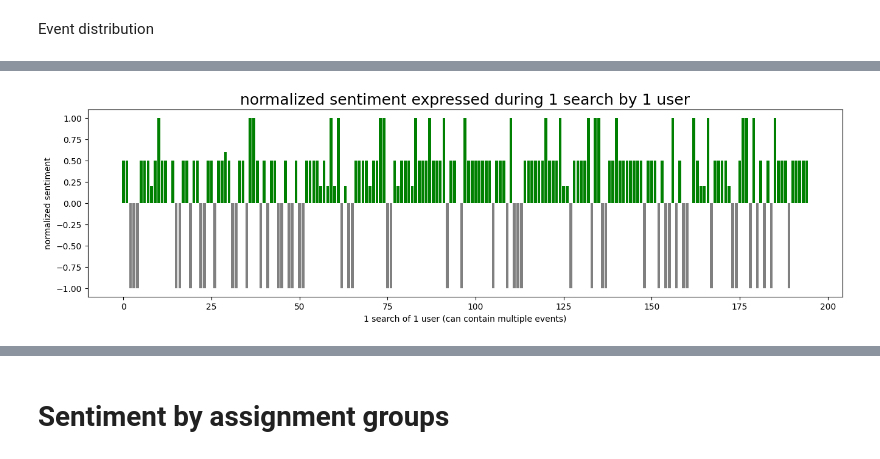
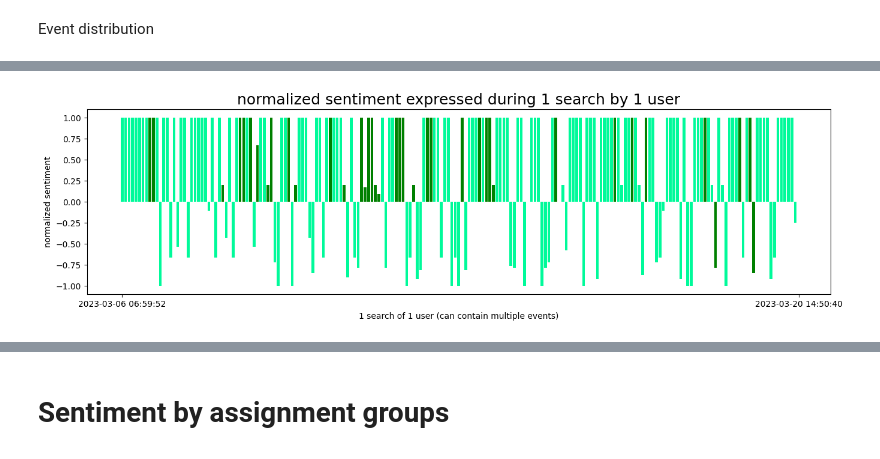
Before and after one commit to the-mama-ai/msearch_csas_ux_analysis, a Jupyter notebook: analysis.ipynb, the cells around one changed output, grey strips where cells are left out. Drawn from its saved outputs; the diff is of its cells as text; code cells hidden in the pictures.

Commit message:
query sentiments (with view-source) sorted by timestamps

```diff
--- a/analysis.ipynb
+++ b/analysis.ipynb
@@ -48,78 +49,82 @@ for source_and_user, indices in grouped_source_and_user.indices.items():
     if contains_view_similar:
         event_groups_with_view_similar[source_and_user] = indices
 
+
+@dataclasses.dataclass
+class Path:
+    timestamp_start: datetime = None
+    sentiment: float = 0
+    events: list[Event] = dataclasses.field(default_factory=list)
+    only_view: bool = True
+
+
+SIMILAR_VIEW_WEIGHT = 0.2
+LIKE_WEIGHT = 1
+DISLIKE_WEIGHT = 1
 # non-discounted normalized sentiment: <-1, 1>, -1 strong dislike, +1 strong like
-sentiments: dict[str, float] = {}
-for source_and_user, indices in event_groups_with_sentiment.items():
-    likes = 0
-    dislikes = 0
+#sentiments: dict[str, float] = {}
+all = event_groups_with_sentiment | event_groups_with_view_similar
+sentiment_paths: dict[str, Path] = {name: Path() for name in all.keys()}
+for source_and_user, indices in all.items():
+    likes: float = 0
+    dislikes: float = 0
 
     liked_ids: set[str] = set()
     disliked_ids: set[str] = set()
+    similar_view_ids: set[str] = set()
     for index in indices:
         event: Event = events[index]
+
         if event.event_type == EventType.LIKE:
+            sentiment_paths[source_and_user].only_view = False
             if not event.similar_ticket_id in liked_ids:
-                likes += 1
+                likes += LIKE_WEIGHT
                 liked_ids.add(event.similar_ticket_id)
+        if event.event_type == EventType.VIEW_SIMILAR_INCIDENT:
+            if not event.similar_ticket_id in similar_view_ids:
+                likes += SIMILAR_VIEW_WEIGHT
+                similar_view_ids.add(event.similar_ticket_id)
 
         if event.event_type == EventType.DISLIKE:
             if event.similar_ticket_id not in liked_ids:
                 disliked_ids.add(event.similar_ticket_id)
-                dislikes += 1
+                dislikes += DISLIKE_WEIGHT
 
-    sentiments[source_and_user] = float((likes - dislikes) / (likes + dislikes))
-
-# #discount undecided
-# for source_and_user, indices in event_groups_with_sentiment.items():
-#     undecided: bool = False
-#     liked_ids: set[str] = set()
-#     disliked_ids: set[str] = set()
-#     for index in indices:
-#         event: Event = events[index]
-#
-#         if event.event_type == EventType.LIKE:
-#             if event.similar_ticket_id not in liked_ids:
-#                 liked_ids.add(event.similar_ticket_id)
-#                 continue
-#
-#             if event.similar_ticket_id in disliked_ids:
-#                 undecided = True
-#                 break
-#
-#         if event.event_type == EventType.DISLIKE:
-#             if event.similar_ticket_id not in disliked_ids:
-#                 disliked_ids.add(event.similar_ticket_id)
-#                 continue
-#
-#             if event.similar_ticket_id in liked_ids:
-#                 undecided = True
-#                 break
-#     if undecided:
-#         sentiments[source_and_user] = 0
+    sentiment_paths[source_and_user].sentiment = float((likes - dislikes) / (likes + dislikes))
+    sentiment_paths[source_and_user].events += [events[index] for index in indices]
+    sentiment_paths[source_and_user].timestamp_start = events[indices[0]].timestamp
 
 # discount dislikes
 for source_and_user, indices in event_groups_with_sentiment.items():
     for index in indices:
         event: Event = events[index]
-        if event.event_type == EventType.LIKE and sentiments[source_and_user] < 0:
+        if event.event_type == EventType.LIKE and sentiment_paths[source_and_user].sentiment < 0:
             print('force')
-            sentiments[source_and_user] = 0.2
+            sentiment_paths[source_and_user].sentiment = 0.2
 
-# TODO:
-# sentiments_sorted = sorted(sentiments, )
+# Sort by timestamp
+sentiment_paths_sorted = sorted(sentiment_paths.items(), key=lambda item: item[1].timestamp_start)
 
 # discount better if dislikes led to like, not likes to dislikes
-like_count = len([x for x in sentiments.values() if x > 0])
-dislike_count = len([x for x in sentiments.values() if x < 0])
-views = [0.5 for view in event_groups_with_view_similar.values()]
-sentiments_and_views = views + [d for d in sentiments.values()]
-random.shuffle(sentiments_and_views)
+like_count = len([path[1].sentiment for path in sentiment_paths_sorted if path[1].sentiment > 0])
+dislike_count = len([path[1].sentiment for path in sentiment_paths_sorted if path[1].sentiment < 0])
+views = [0.5 for view in event_groups_with_view_similar]
+
 f, ax = plt.subplots(figsize=(16, 4))
-plt.bar(range(len(sentiments_and_views)), sentiments_and_views, color=['green' if x > 0 else 'grey' for x in sentiments_and_views])
-#plt.text(len(sentiments) - 18, 1.2, f"likes={like_count} / dislikes={dislike_count}", size=16)
+colors: list[str] = []
+for name, path in sentiment_paths_sorted:
+    if path.only_view:
+        colors.append('mediumspringgreen')
+    elif path.sentiment > 0:
+        colors.append('green')
+    elif path.sentiment < 0:
+        colors.append('grey')
+
+plt.bar(range(len(sentiment_paths_sorted)), [path[1].sentiment for path in sentiment_paths_sorted], color=colors)
+
 plt.title('normalized sentiment expressed during 1 search by 1 user', size=18)
 plt.xlabel('1 search of 1 user (can contain multiple events)')
+plt.xticks([0, len(sentiment_paths_sorted)], [sentiment_paths_sorted[0][1].timestamp_start, sentiment_paths_sorted[-1][1].timestamp_start])
 plt.ylabel('normalized sentiment')
 
 plt.text(180, 1.2, f"")
@@ -141,4 +145,4 @@ force
-[figure, old version]
+[figure, new version]
 # %%
 f, ax = plt.subplots(figsize=(6, 6))
 plt.bar(
```
Also changed, not shown: parts of 18 cells of this notebook.
